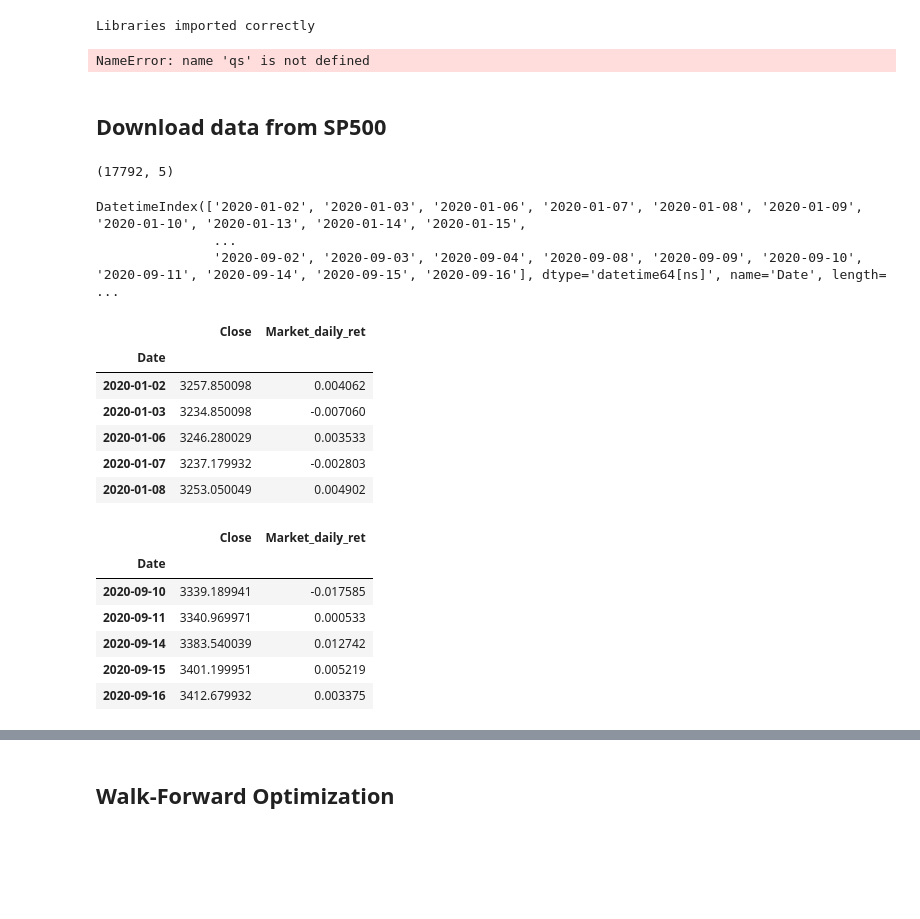
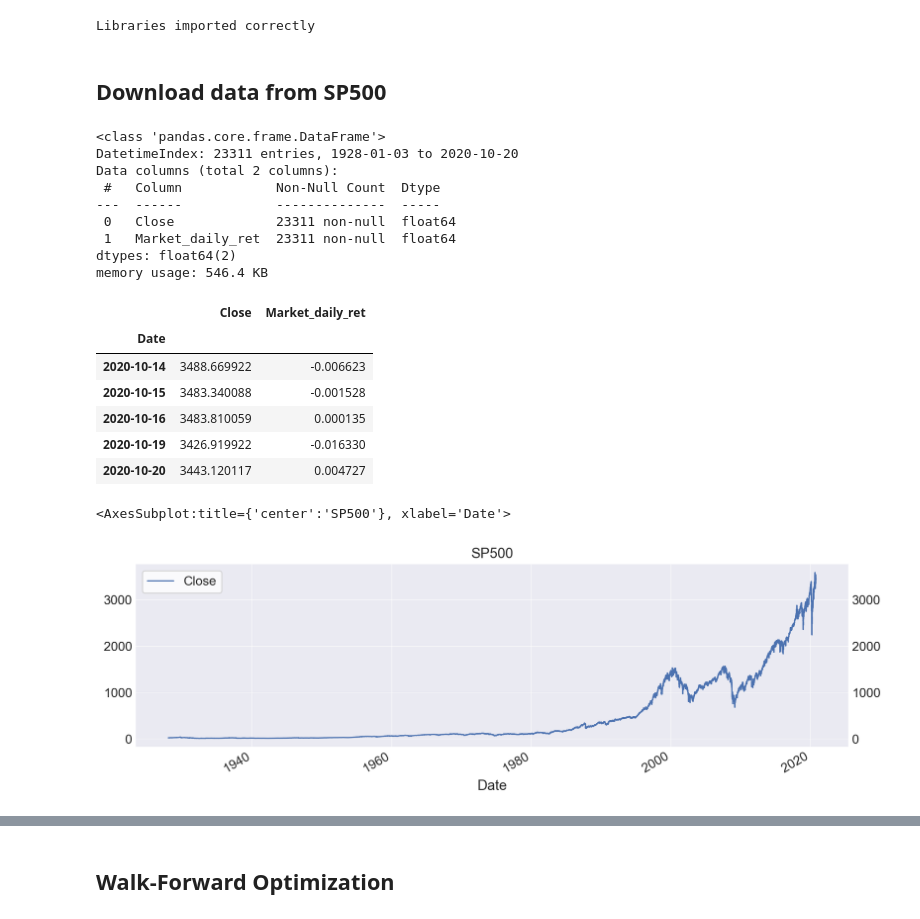
Before and after one commit to scastellanog/Walk-forward-optimization, a Jupyter notebook: Walk-Forward/WF-MA_Crossover.ipynb, the cells around one changed output, grey strips where cells are left out. Saved outputs shown, nothing was run; the diff lists cells and outputs as text; code cells hidden in the pictures; blank space fills up the shorter version.

```diff
--- a/Walk-Forward/WF-MA_Crossover.ipynb
+++ b/Walk-Forward/WF-MA_Crossover.ipynb
@@ -22,26 +17,2 @@ print("Libraries imported correctly")
 # %% [output]
 Libraries imported correctly
-# %%
-# Other settings
-qs.extend_pandas()
-
-# Settings for plot visualization
-plt.style.use('seaborn-darkgrid')
-
-plt.rcParams['figure.dpi'] = 100
-plt.rcParams["figure.figsize"] = (12,5)
-plt.rcParams['axes.grid'] = True
-plt.rcParams['grid.linewidth'] = 0.3
-#plt.rcParams['legend.facecolor'] = '#2f3540'
-plt.rcParams['ytick.labelright'] = plt.rcParams['ytick.right'] = True
-plt.rcParams['lines.linewidth'] = 0.9
-plt.rcParams['lines.markersize'] = 0.5
-
-np.set_printoptions(edgeitems=40, linewidth=1000)
-
-pd.set_option("display.precision", 6)
-pd.set_option('display.max_columns', 500)
-pd.set_option('display.width', 1000)
-print("Notebook parameters set correctly")
-# %% [output]
-NameError: name 'qs' is not defined
@@ -53,18 +25,34 @@ commision = 0.000111538462 # 0.001 = 0.1% of the daily return
 # %% [markdown]
 ## Download data from SP500
 # %%
+%run Functions.ipynb
+
 #data = get_sp500_data(from_local_file=False, save_to_file=True)
 data = get_sp500_data(from_local_file=True, save_to_file=False)
-data.shape
-from_date = '2020-01-01'
+data = data[['Open', 'Close']]
 
-data = data.loc[from_date:, ['Open', 'Close']].copy()
 data['Market_daily_ret'] = data['Close'].pct_change().fillna((data['Close']-data['Open'])/data['Open'])
-data = data.drop(['Open'], axis=1)
-data.index
-#data.style.set_table_attributes('style="font-size: 15px"')
+data = data[['Close', 'Market_daily_ret']]
+
+data.info()
+data.tail()
+data['Close'].plot(title='SP500', legend=True)
 # %% [output]
-(17792, 5)
+<class 'pandas.core.frame.DataFrame'>
+DatetimeIndex: 23311 entries, 1928-01-03 to 2020-10-20
+Data columns (total 2 columns):
+ #   Column            Non-Null Count  Dtype
+---  ------            --------------  -----
+ 0   Close             23311 non-null  float64
+ 1   Market_daily_ret  23311 non-null  float64
+dtypes: float64(2)
+memory usage: 546.4 KB
+|  | Close | Market_daily_ret |
+| Date |  |  |
+| 2020-10-14 | 3488.669922 | -0.006623 |
+| 2020-10-15 | 3483.340088 | -0.001528 |
+| 2020-10-16 | 3483.810059 | 0.000135 |
+| 2020-10-19 | 3426.919922 | -0.016330 |
+| 2020-10-20 | 3443.120117 | 0.004727 |
-DatetimeIndex(['2020-01-02', '2020-01-03', '2020-01-06', '2020-01-07', '2020-01-08', '2020-01-09', '2020-01-10', '2020-01-13', '2020-01-14', '2020-01-15',
-               ...
-               '2020-09-02', '2020-09-03', '2020-09-04', '2020-09-08', '2020-09-09', '2020-09-10', '2020-09-11', '2020-09-14', '2020-09-15', '2020-09-16'], dtype='datetime64[ns]', name='Date', length= ...
+<AxesSubplot:title={'center':'SP500'}, xlabel='Date'>
+[figure, added]
@@ -80,20 +58,0 @@ DatetimeIndex(['2020-01-02', '2020-01-03', '2020-01-06', '2020-01-07', '2020-01-
-# %%
-data.head()
-# %% [output]
-|  | Close | Market_daily_ret |
-| Date |  |  |
-| 2020-01-02 | 3257.850098 | 0.004062 |
-| 2020-01-03 | 3234.850098 | -0.007060 |
-| 2020-01-06 | 3246.280029 | 0.003533 |
-| 2020-01-07 | 3237.179932 | -0.002803 |
-| 2020-01-08 | 3253.050049 | 0.004902 |
-# %%
-data.tail()
-# %% [output]
-|  | Close | Market_daily_ret |
-| Date |  |  |
-| 2020-09-10 | 3339.189941 | -0.017585 |
-| 2020-09-11 | 3340.969971 | 0.000533 |
-| 2020-09-14 | 3383.540039 | 0.012742 |
-| 2020-09-15 | 3401.199951 | 0.005219 |
-| 2020-09-16 | 3412.679932 | 0.003375 |
```
Also changed, not shown: parts of 21 cells of this notebook, 1 other file.
